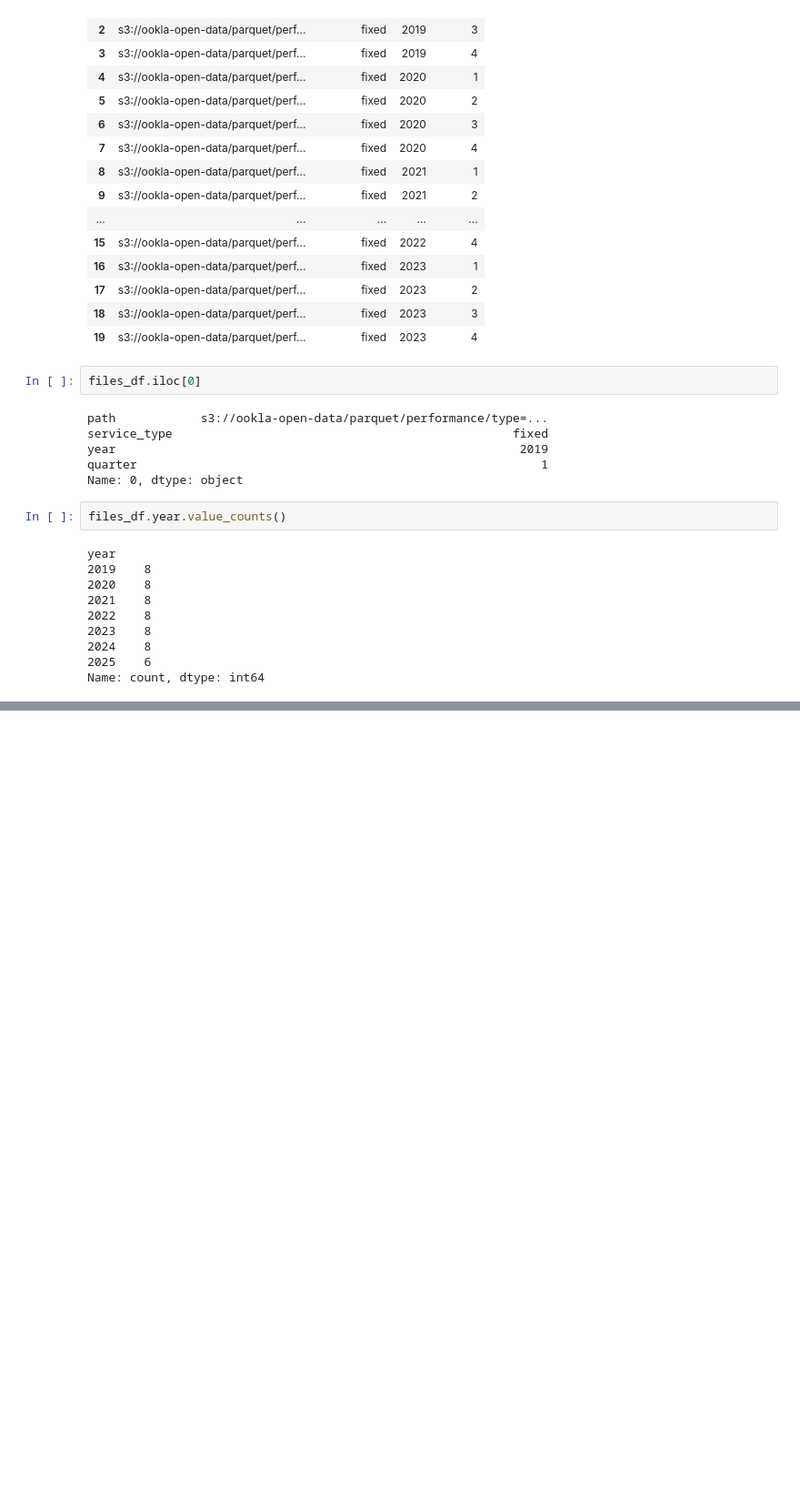
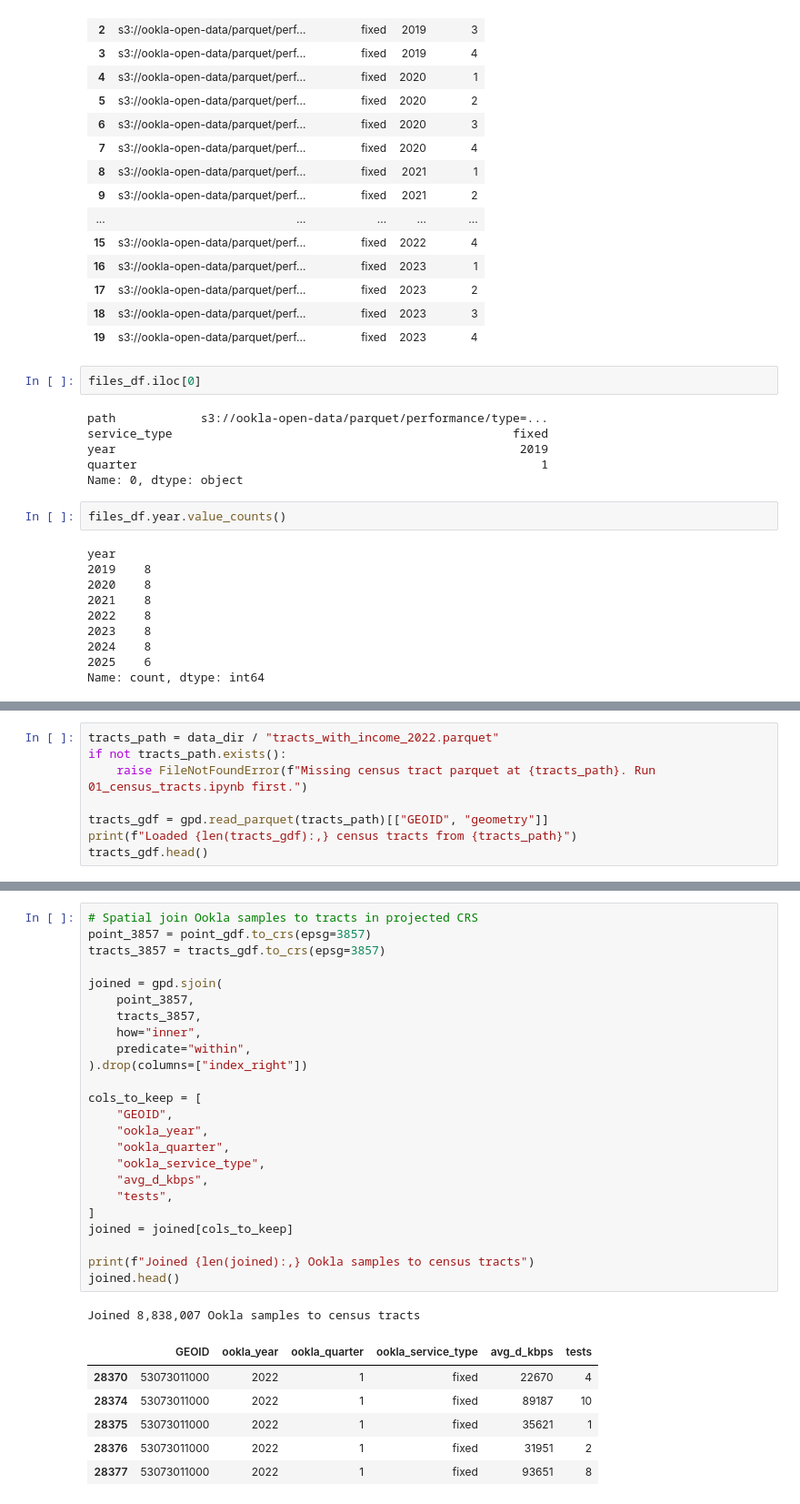
Before and after one commit to maxbusboom/WirelessIncome, a Jupyter notebook: notebooks/ericbusboom/02_ookla_data.ipynb, the cells around one changed output, grey strips where cells are left out. Shown at 91% size. Cells and saved outputs as stored; diff of their text form; blank space fills up the shorter version.

```diff
--- a/notebooks/ericbusboom/02_ookla_data.ipynb
+++ b/notebooks/ericbusboom/02_ookla_data.ipynb
@@ -205,0 +233,8 @@ point_gdf.shape
+# %%
+tracts_path = data_dir / "tracts_with_income_2022.parquet"
+if not tracts_path.exists():
+    raise FileNotFoundError(f"Missing census tract parquet at {tracts_path}. Run 01_census_tracts.ipynb first.")
+
+tracts_gdf = gpd.read_parquet(tracts_path)[["GEOID", "geometry"]]
+print(f"Loaded {len(tracts_gdf):,} census tracts from {tracts_path}")
+tracts_gdf.head()
@@ -205,0 +249,32 @@ point_gdf.shape
+# %%
+# Spatial join Ookla samples to tracts in projected CRS
+point_3857 = point_gdf.to_crs(epsg=3857)
+tracts_3857 = tracts_gdf.to_crs(epsg=3857)
+
+joined = gpd.sjoin(
+    point_3857,
+    tracts_3857,
+    how="inner",
+    predicate="within",
+).drop(columns=["index_right"])
+
+cols_to_keep = [
+    "GEOID",
+    "ookla_year",
+    "ookla_quarter",
+    "ookla_service_type",
+    "avg_d_kbps",
+    "tests",
+]
+joined = joined[cols_to_keep]
+
+print(f"Joined {len(joined):,} Ookla samples to census tracts")
+joined.head()
+# %% [output]
+Joined 8,838,007 Ookla samples to census tracts
+|  | GEOID | ookla_year | ookla_quarter | ookla_service_type | avg_d_kbps | tests |
+| 28370 | 53073011000 | 2022 | 1 | fixed | 22670 | 4 |
+| 28374 | 53073011000 | 2022 | 1 | fixed | 89187 | 10 |
+| 28375 | 53073011000 | 2022 | 1 | fixed | 35621 | 1 |
+| 28376 | 53073011000 | 2022 | 1 | fixed | 31951 | 2 |
+| 28377 | 53073011000 | 2022 | 1 | fixed | 93651 | 8 |
```
Also changed, not shown: parts of 9 cells of this notebook, 5 other files.
